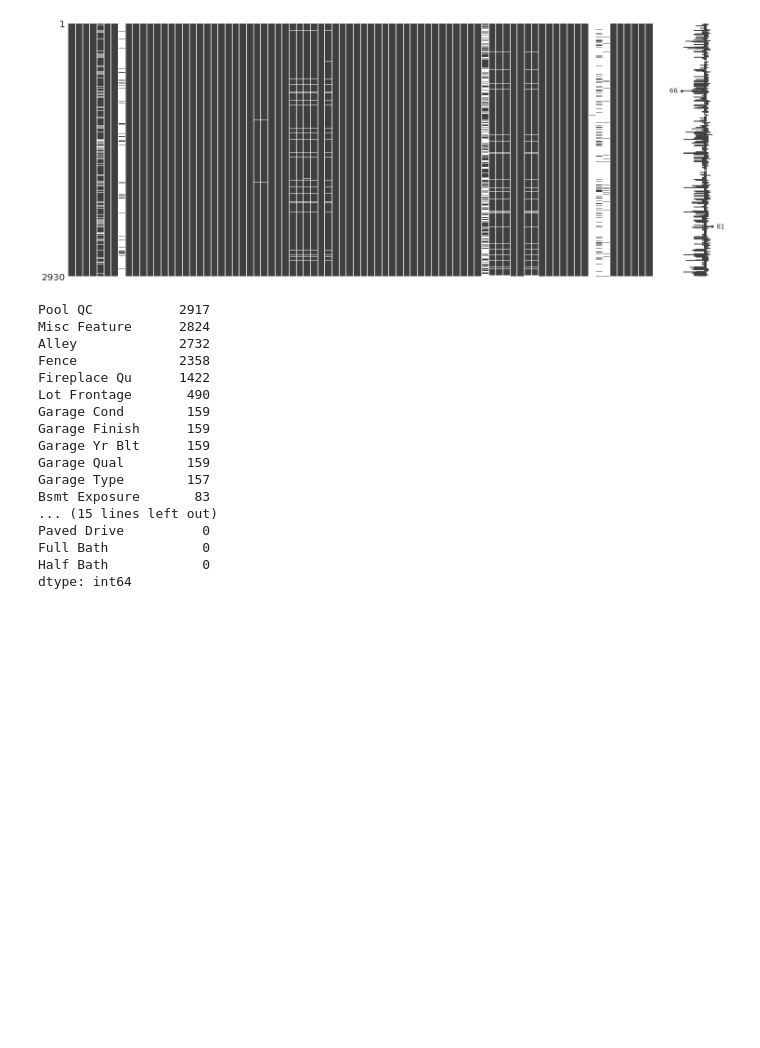
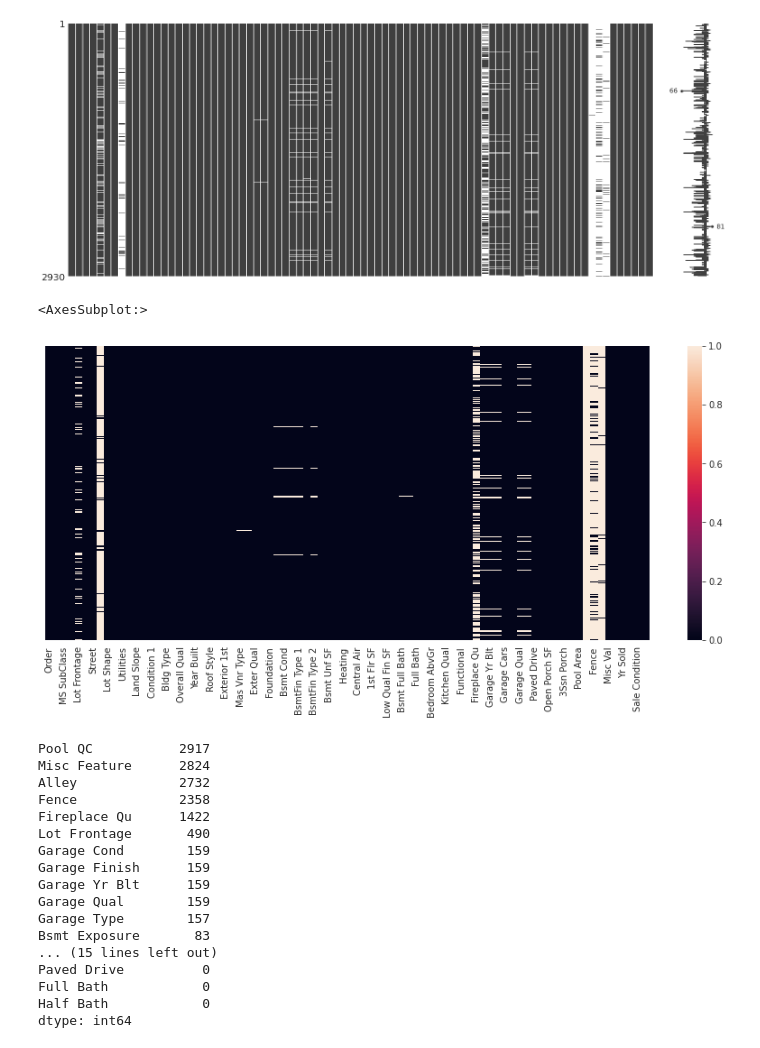
Before and after one commit to emaddar/E2_P3, a Jupyter notebook: analyse_model/analysis.ipynb, the cells around one changed output. Saved outputs shown, nothing was run; the diff lists cells and outputs as text; code cells hidden in the pictures; blank space fills up the shorter version.

```diff
--- a/analyse_model/analysis.ipynb
+++ b/analyse_model/analysis.ipynb
@@ -87,6 +87,12 @@ msno.matrix(df)
 # %% [output]
 <AxesSubplot:>
 [figure]
+# %%
+plt.figure(figsize=(15, 6))
+sns.heatmap(df.isnull(),yticklabels=False)
+# %% [output]
+<AxesSubplot:>
+[figure, added]
 # %%
 df.isna().sum().sort_values(ascending=False).head(30)
 # %% [output]
```
Also changed, not shown: parts of 12 cells of this notebook, 1 other file.
